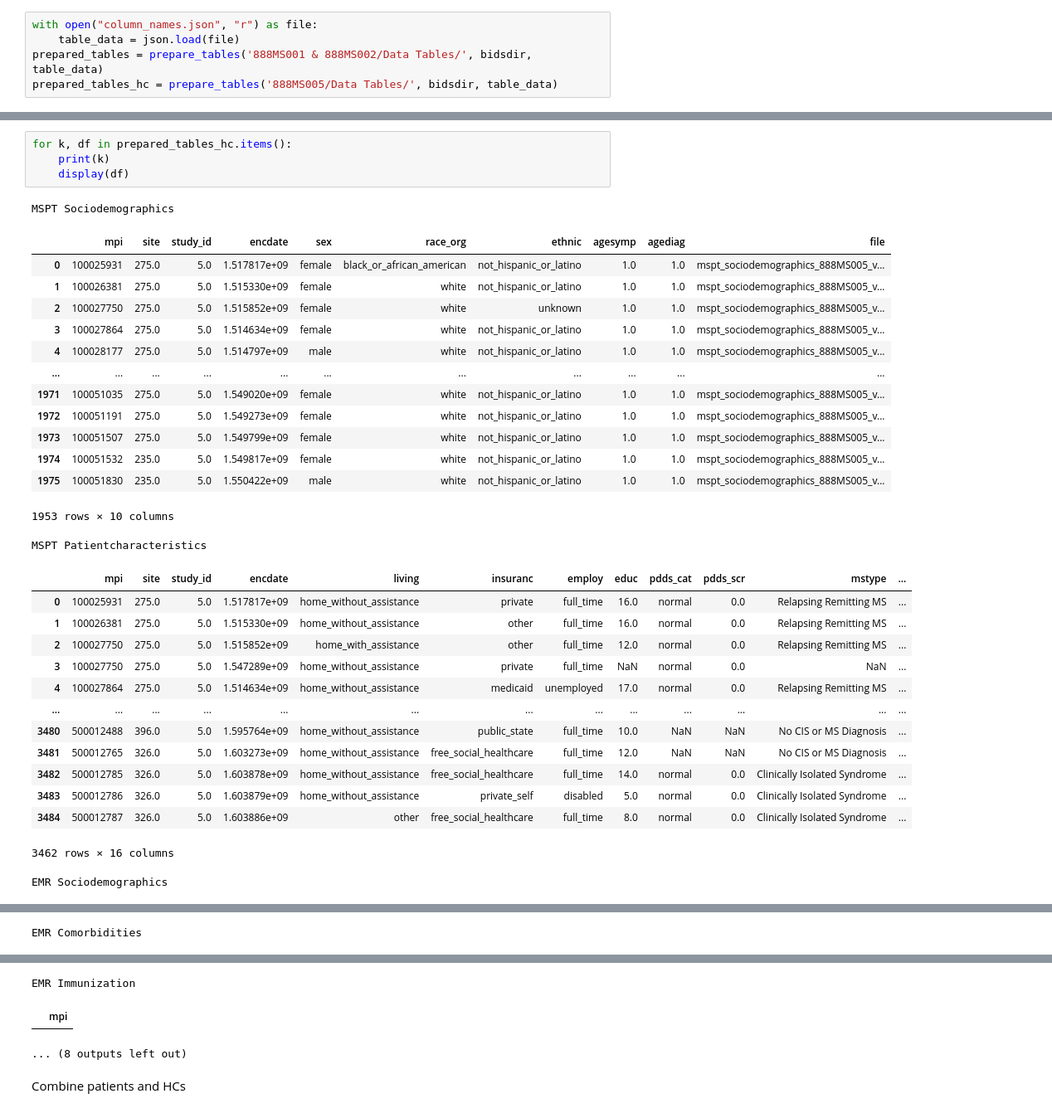
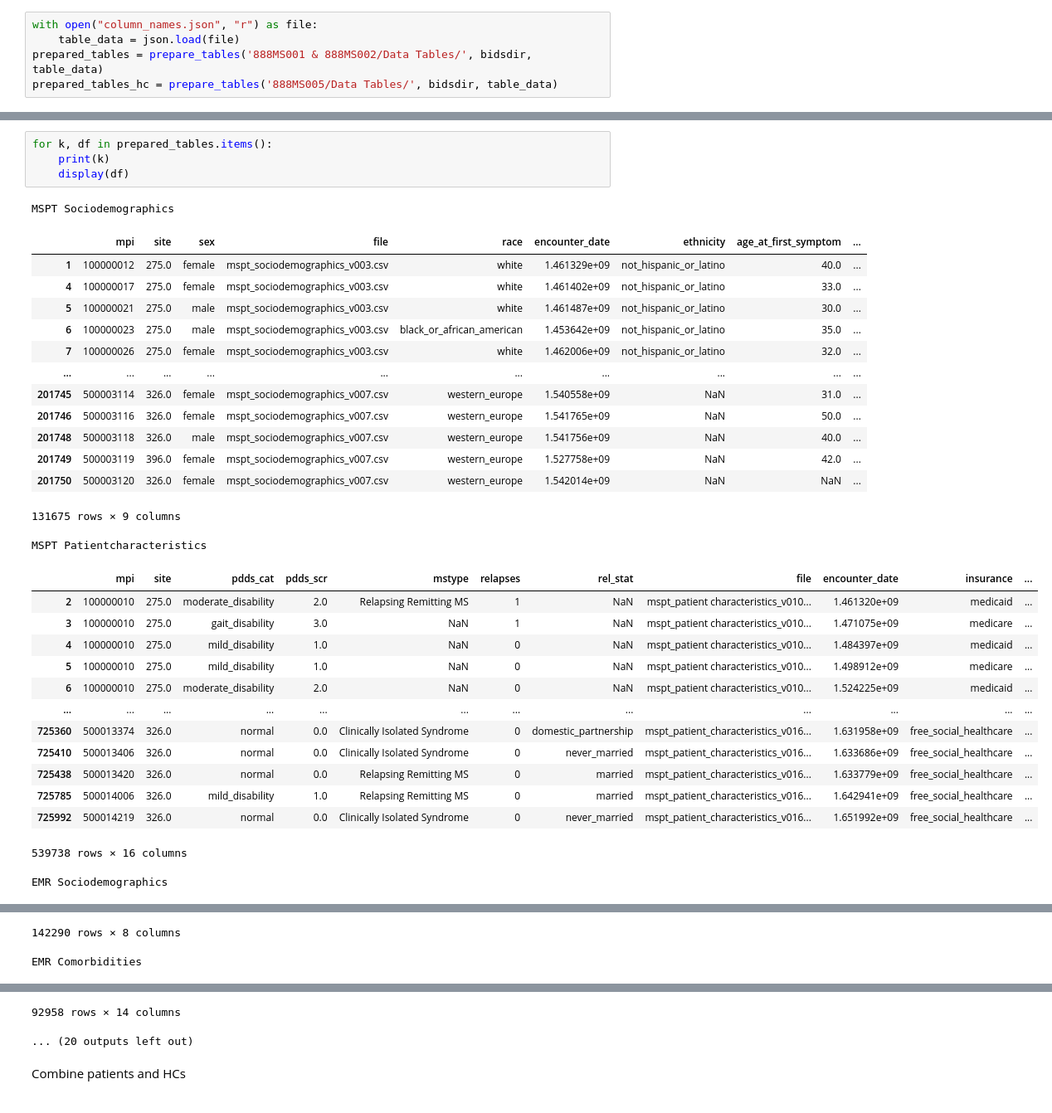
Before and after one commit to pakux/mspaths_preproc, a Jupyter notebook: prepare_basline_tables.ipynb, the cells around one changed output, grey strips where cells are left out. Shown: that part at 83% size. Cells and saved outputs as stored; diff of their text form.

Commit message:
Scripts to generate tables

```diff
--- a/prepare_basline_tables.ipynb
+++ b/prepare_basline_tables.ipynb
@@ -64,34 +80,34 @@ prepared_tables_hc = prepare_tables('888MS005/Data Tables/', bidsdir, table_data
 # %%
-for k, df in prepared_tables_hc.items():
+for k, df in prepared_tables.items():
     print(k)
     display(df)
 # %% [output]
 MSPT Sociodemographics
-|  | mpi | site | study_id | encdate | sex | race_org | ethnic | agesymp | agediag | file |
-| 0 | 100025931 | 275.0 | 5.0 | 1.517817e+09 | female | black_or_african_american | not_hispanic_or_latino | 1.0 | 1.0 | mspt_sociodemographics_888MS005_v... |
-| 1 | 100026381 | 275.0 | 5.0 | 1.515330e+09 | female | white | not_hispanic_or_latino | 1.0 | 1.0 | mspt_sociodemographics_888MS005_v... |
-| 2 | 100027750 | 275.0 | 5.0 | 1.515852e+09 | female | white | unknown | 1.0 | 1.0 | mspt_sociodemographics_888MS005_v... |
-| 3 | 100027864 | 275.0 | 5.0 | 1.514634e+09 | female | white | not_hispanic_or_latino | 1.0 | 1.0 | mspt_sociodemographics_888MS005_v... |
-| 4 | 100028177 | 275.0 | 5.0 | 1.514797e+09 | male | white | not_hispanic_or_latino | 1.0 | 1.0 | mspt_sociodemographics_888MS005_v... |
-| ... | ... | ... | ... | ... | ... | ... | ... | ... | ... | ... |
-| 1971 | 100051035 | 275.0 | 5.0 | 1.549020e+09 | female | white | not_hispanic_or_latino | 1.0 | 1.0 | mspt_sociodemographics_888MS005_v... |
-| 1972 | 100051191 | 275.0 | 5.0 | 1.549273e+09 | female | white | not_hispanic_or_latino | 1.0 | 1.0 | mspt_sociodemographics_888MS005_v... |
-| 1973 | 100051507 | 275.0 | 5.0 | 1.549799e+09 | female | white | not_hispanic_or_latino | 1.0 | 1.0 | mspt_sociodemographics_888MS005_v... |
-| 1974 | 100051532 | 235.0 | 5.0 | 1.549817e+09 | female | white | not_hispanic_or_latino | 1.0 | 1.0 | mspt_sociodemographics_888MS005_v... |
-| 1975 | 100051830 | 235.0 | 5.0 | 1.550422e+09 | male | white | not_hispanic_or_latino | 1.0 | 1.0 | mspt_sociodemographics_888MS005_v... |
+|  | mpi | site | sex | file | race | encounter_date | ethnicity | age_at_first_symptom | ... |
+| 1 | 100000012 | 275.0 | female | mspt_sociodemographics_v003.csv | white | 1.461329e+09 | not_hispanic_or_latino | 40.0 | ... |
+| 4 | 100000017 | 275.0 | female | mspt_sociodemographics_v003.csv | white | 1.461402e+09 | not_hispanic_or_latino | 33.0 | ... |
+| 5 | 100000021 | 275.0 | male | mspt_sociodemographics_v003.csv | white | 1.461487e+09 | not_hispanic_or_latino | 30.0 | ... |
+| 6 | 100000023 | 275.0 | male | mspt_sociodemographics_v003.csv | black_or_african_american | 1.453642e+09 | not_hispanic_or_latino | 35.0 | ... |
+| 7 | 100000026 | 275.0 | female | mspt_sociodemographics_v003.csv | white | 1.462006e+09 | not_hispanic_or_latino | 32.0 | ... |
+| ... | ... | ... | ... | ... | ... | ... | ... | ... | ... |
+| 201745 | 500003114 | 326.0 | female | mspt_sociodemographics_v007.csv | western_europe | 1.540558e+09 | NaN | 31.0 | ... |
+| 201746 | 500003116 | 326.0 | female | mspt_sociodemographics_v007.csv | western_europe | 1.541765e+09 | NaN | 50.0 | ... |
+| 201748 | 500003118 | 326.0 | male | mspt_sociodemographics_v007.csv | western_europe | 1.541756e+09 | NaN | 40.0 | ... |
+| 201749 | 500003119 | 396.0 | female | mspt_sociodemographics_v007.csv | western_europe | 1.527758e+09 | NaN | 42.0 | ... |
+| 201750 | 500003120 | 326.0 | female | mspt_sociodemographics_v007.csv | western_europe | 1.542014e+09 | NaN | NaN | ... |
-1953 rows × 10 columns
+131675 rows × 9 columns
 MSPT Patientcharacteristics
-|  | mpi | site | study_id | encdate | living | insuranc | employ | educ | pdds_cat | pdds_scr | mstype | ... |
-| 0 | 100025931 | 275.0 | 5.0 | 1.517817e+09 | home_without_assistance | private | full_time | 16.0 | normal | 0.0 | Relapsing Remitting MS | ... |
-| 1 | 100026381 | 275.0 | 5.0 | 1.515330e+09 | home_without_assistance | other | full_time | 16.0 | normal | 0.0 | Relapsing Remitting MS | ... |
-| 2 | 100027750 | 275.0 | 5.0 | 1.515852e+09 | home_with_assistance | other | full_time | 12.0 | normal | 0.0 | Relapsing Remitting MS | ... |
-| 3 | 100027750 | 275.0 | 5.0 | 1.547289e+09 | home_without_assistance | private | full_time | NaN | normal | 0.0 | NaN | ... |
-| 4 | 100027864 | 275.0 | 5.0 | 1.514634e+09 | home_without_assistance | medicaid | unemployed | 17.0 | normal | 0.0 | Relapsing Remitting MS | ... |
-| ... | ... | ... | ... | ... | ... | ... | ... | ... | ... | ... | ... | ... |
-| 3480 | 500012488 | 396.0 | 5.0 | 1.595764e+09 | home_without_assistance | public_state | full_time | 10.0 | NaN | NaN | No CIS or MS Diagnosis | ... |
-| 3481 | 500012765 | 326.0 | 5.0 | 1.603273e+09 | home_without_assistance | free_social_healthcare | full_time | 12.0 | NaN | NaN | No CIS or MS Diagnosis | ... |
-| 3482 | 500012785 | 326.0 | 5.0 | 1.603878e+09 | home_without_assistance | free_social_healthcare | full_time | 14.0 | normal | 0.0 | Clinically Isolated Syndrome | ... |
-| 3483 | 500012786 | 326.0 | 5.0 | 1.603879e+09 | home_without_assistance | private_self | disabled | 5.0 | normal | 0.0 | Clinically Isolated Syndrome | ... |
-| 3484 | 500012787 | 326.0 | 5.0 | 1.603886e+09 | other | free_social_healthcare | full_time | 8.0 | normal | 0.0 | Clinically Isolated Syndrome | ... |
+|  | mpi | site | pdds_cat | pdds_scr | mstype | relapses | rel_stat | file | encounter_date | insurance | ... |
+| 2 | 100000010 | 275.0 | moderate_disability | 2.0 | Relapsing Remitting MS | 1 | NaN | mspt_patient characteristics_v010... | 1.461320e+09 | medicaid | ... |
+| 3 | 100000010 | 275.0 | gait_disability | 3.0 | NaN | 1 | NaN | mspt_patient characteristics_v010... | 1.471075e+09 | medicare | ... |
+| 4 | 100000010 | 275.0 | mild_disability | 1.0 | NaN | 0 | NaN | mspt_patient characteristics_v010... | 1.484397e+09 | medicaid | ... |
+| 5 | 100000010 | 275.0 | mild_disability | 1.0 | NaN | 0 | NaN | mspt_patient characteristics_v010... | 1.498912e+09 | medicare | ... |
+| 6 | 100000010 | 275.0 | moderate_disability | 2.0 | NaN | 0 | NaN | mspt_patient characteristics_v010... | 1.524225e+09 | medicaid | ... |
+| ... | ... | ... | ... | ... | ... | ... | ... | ... | ... | ... | ... |
+| 725360 | 500013374 | 326.0 | normal | 0.0 | Clinically Isolated Syndrome | 0 | domestic_partnership | mspt_patient_characteristics_v016... | 1.631958e+09 | free_social_healthcare | ... |
+| 725410 | 500013406 | 326.0 | normal | 0.0 | Clinically Isolated Syndrome | 0 | never_married | mspt_patient_characteristics_v016... | 1.633686e+09 | free_social_healthcare | ... |
+| 725438 | 500013420 | 326.0 | normal | 0.0 | Relapsing Remitting MS | 0 | married | mspt_patient_characteristics_v016... | 1.633779e+09 | free_social_healthcare | ... |
+| 725785 | 500014006 | 326.0 | mild_disability | 1.0 | Relapsing Remitting MS | 0 | married | mspt_patient_characteristics_v016... | 1.642941e+09 | free_social_healthcare | ... |
+| 725992 | 500014219 | 326.0 | normal | 0.0 | Clinically Isolated Syndrome | 0 | never_married | mspt_patient_characteristics_v016... | 1.651992e+09 | free_social_healthcare | ... |
-3462 rows × 16 columns
+539738 rows × 16 columns
 EMR Sociodemographics
@@ -99 +126,2 @@ EMR Sociodemographics
-EMR Comorbidities
+142290 rows × 8 columns
+EMR Comorbidities
@@ -101,6 +140,5 @@ EMR Comorbidities
-EMR Immunization
-|  | mpi |
-... (8 outputs left out)
+92958 rows × 14 columns
+... (20 outputs left out)
 # %% [markdown]
 Combine patients and HCs
 # %%
```
Also changed, not shown: parts of 9 cells of this notebook, 1 other file.
